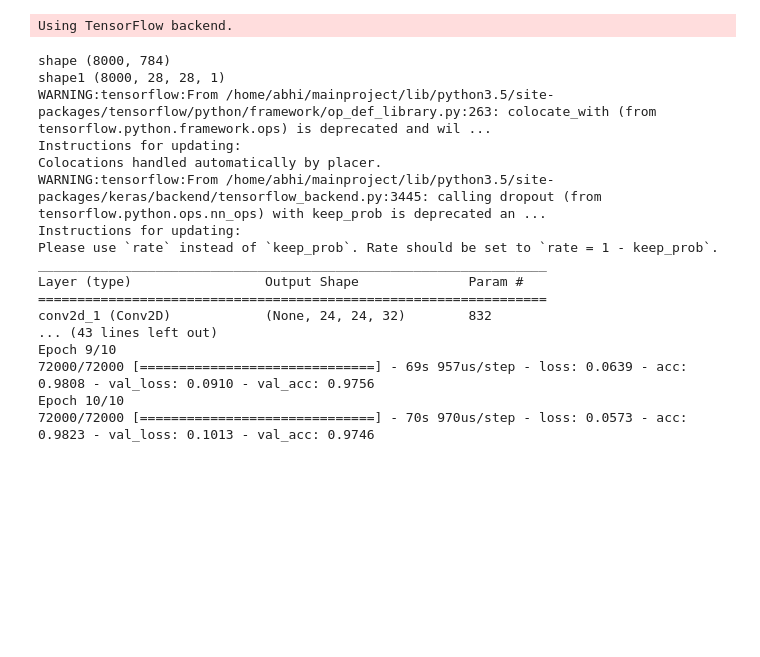
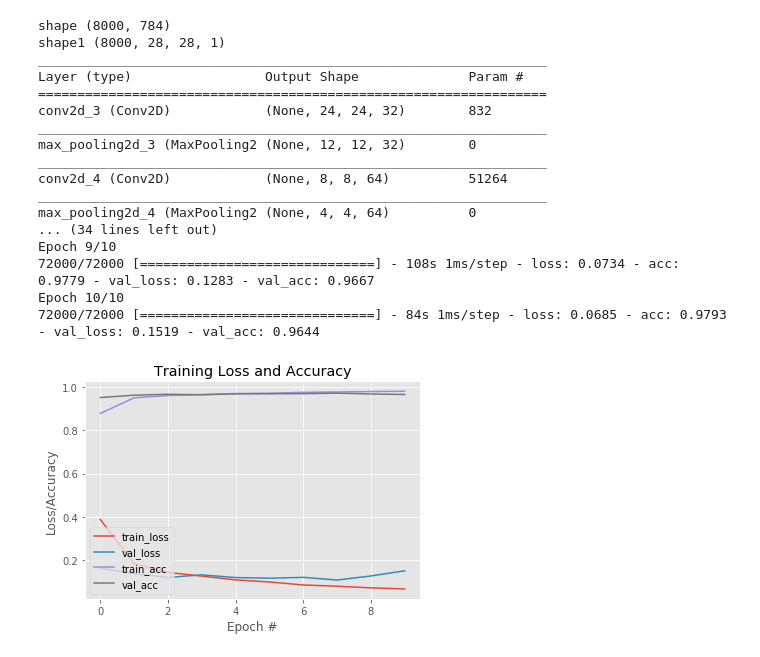
Before and after one commit to abhichacko/Quickdraw, a Jupyter notebook: quickdrawpython3.ipynb, the cells around one changed output. Drawn from its saved outputs; the diff is of its cells as text; code cells hidden in the pictures; blank space fills up the shorter version.

```diff
--- a/quickdrawpython3.ipynb
+++ b/quickdrawpython3.ipynb
@@ -104,6 +107,8 @@ from keras.models import Sequential
 from keras.callbacks import ModelCheckpoint
 import pickle
 from keras.callbacks import TensorBoard
+from matplotlib import pyplot as plt
+
 
 def keras_model(image_x, image_y):
     num_of_classes = 8
@@ -135,52 +140,65 @@ def loadFromPickle():
         labels = np.array(pickle.load(f))
 
     return features, labels
 
 
 
 def prepress_labels(labels):
     labels = np_utils.to_categorical(labels)
     return labels
 
 
 def main():
     features, labels = loadFromPickle()
     features, labels = shuffle(features, labels)
     labels=prepress_labels(labels)
 #     print ("labels prepress",labels[1])
     train_x, test_x, train_y, test_y = train_test_split(features, labels, random_state=0,                                                     test_size=0.1)
     print("shape",test_x.shape)
     train_x = train_x.reshape(train_x.shape[0], 28, 28, 1)
     test_x = test_x.reshape(test_x.shape[0], 28, 28, 1)
     print("shape1",test_x.shape)
 #     print("train_x[1]",train_x[0])
     model, callbacks_list = keras_model(28,28)
     print_summary(model)
-    model.fit(train_x, train_y, validation_data=(test_x, test_y), epochs=10, batch_size=64,
+    H=model.fit(train_x, train_y, validation_data=(test_x, test_y), epochs=10, batch_size=64,
               callbacks=[TensorBoard(log_dir="QuickDraw")])
+
     model.save('QuickDraw.h5')
+    plt.style.use("ggplot")
+    plt.figure()
+    N = 10
+    plt.plot(np.arange(0, N), H.history["loss"], label="train_loss")
+    plt.plot(np.arange(0, N), H.history["val_loss"], label="val_loss")
+    plt.plot(np.arange(0, N), H.history["acc"], label="train_acc")
+    plt.plot(np.arange(0, N), H.history["val_acc"], label="val_acc")
+    plt.title("Training Loss and Accuracy")
+    plt.xlabel("Epoch #")
+    plt.ylabel("Loss/Accuracy")
+    plt.legend(loc="lower left")
+    plt.savefig("plot")
 
 
 main()
 # %% [output]
-Using TensorFlow backend.
+shape (8000, 784)
+shape1 (8000, 28, 28, 1)
+_________________________________________________________________
+Layer (type)                 Output Shape              Param #
+=================================================================
+conv2d_3 (Conv2D)            (None, 24, 24, 32)        832
+_________________________________________________________________
+max_pooling2d_3 (MaxPooling2 (None, 12, 12, 32)        0
+_________________________________________________________________
+conv2d_4 (Conv2D)            (None, 8, 8, 64)          51264
+_________________________________________________________________
+max_pooling2d_4 (MaxPooling2 (None, 4, 4, 64)          0
+... (34 lines left out)
+Epoch 9/10
+72000/72000 [==============================] - 108s 1ms/step - loss: 0.0734 - acc: 0.9779 - val_loss: 0.1283 - val_acc: 0.9667
+Epoch 10/10
+72000/72000 [==============================] - 84s 1ms/step - loss: 0.0685 - acc: 0.9793 - val_loss: 0.1519 - val_acc: 0.9644
-shape (8000, 784)
-shape1 (8000, 28, 28, 1)
-WARNING:tensorflow:From /home/abhi/mainproject/lib/python3.5/site-packages/tensorflow/python/framework/op_def_library.py:263: colocate_with (from tensorflow.python.framework.ops) is deprecated and wil ...
-Instructions for updating:
-Colocations handled automatically by placer.
-WARNING:tensorflow:From /home/abhi/mainproject/lib/python3.5/site-packages/keras/backend/tensorflow_backend.py:3445: calling dropout (from tensorflow.python.ops.nn_ops) with keep_prob is deprecated an ...
-Instructions for updating:
-Please use `rate` instead of `keep_prob`. Rate should be set to `rate = 1 - keep_prob`.
-_________________________________________________________________
-Layer (type)                 Output Shape              Param #
-=================================================================
-conv2d_1 (Conv2D)            (None, 24, 24, 32)        832
-... (43 lines left out)
-Epoch 9/10
-72000/72000 [==============================] - 69s 957us/step - loss: 0.0639 - acc: 0.9808 - val_loss: 0.0910 - val_acc: 0.9756
-Epoch 10/10
-72000/72000 [==============================] - 70s 970us/step - loss: 0.0573 - acc: 0.9823 - val_loss: 0.1013 - val_acc: 0.9746
+[figure, added]
 # %%
 import cv2
 from keras.models import load_model
```
Also changed, not shown: parts of 5 cells of this notebook, 1 other file.
